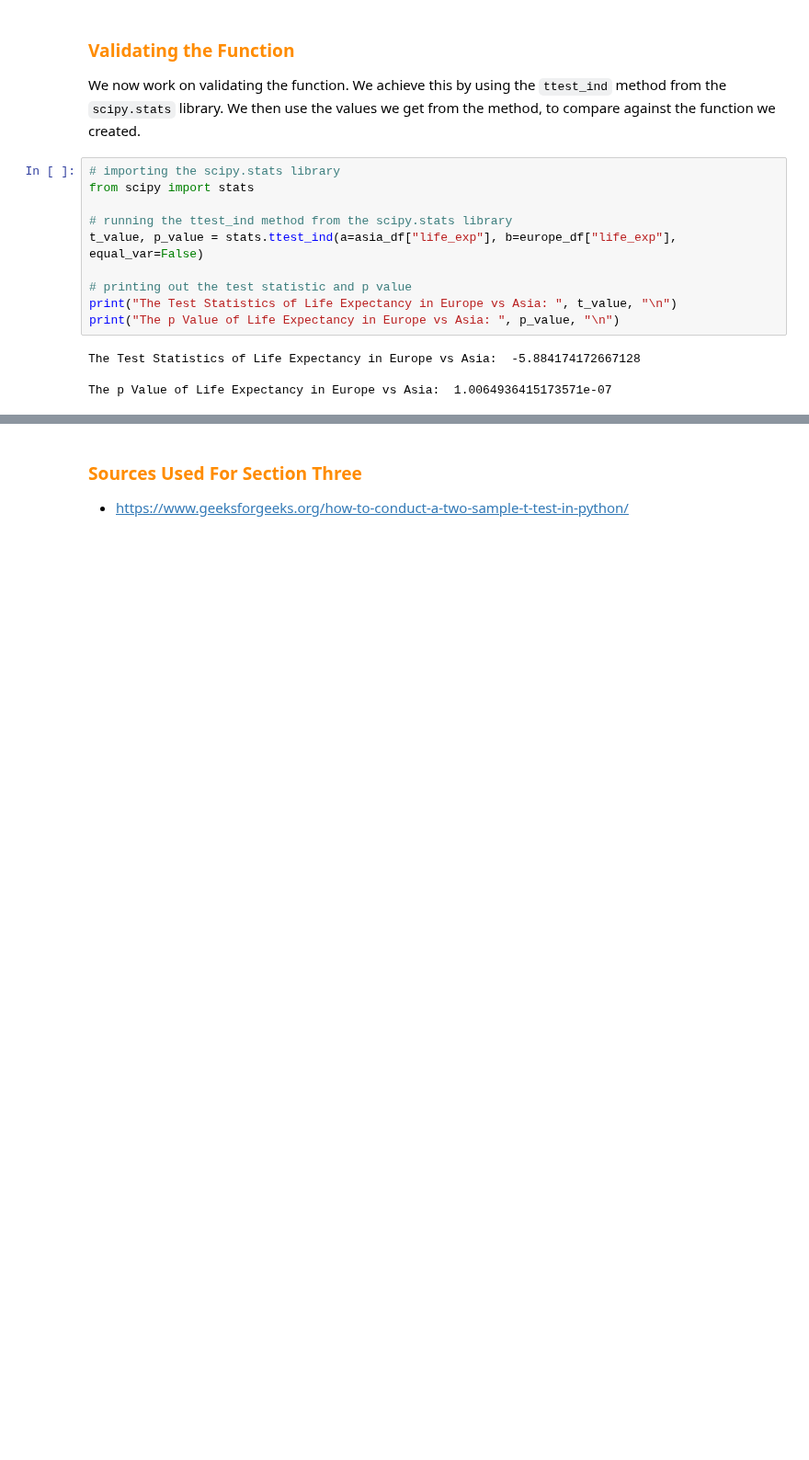
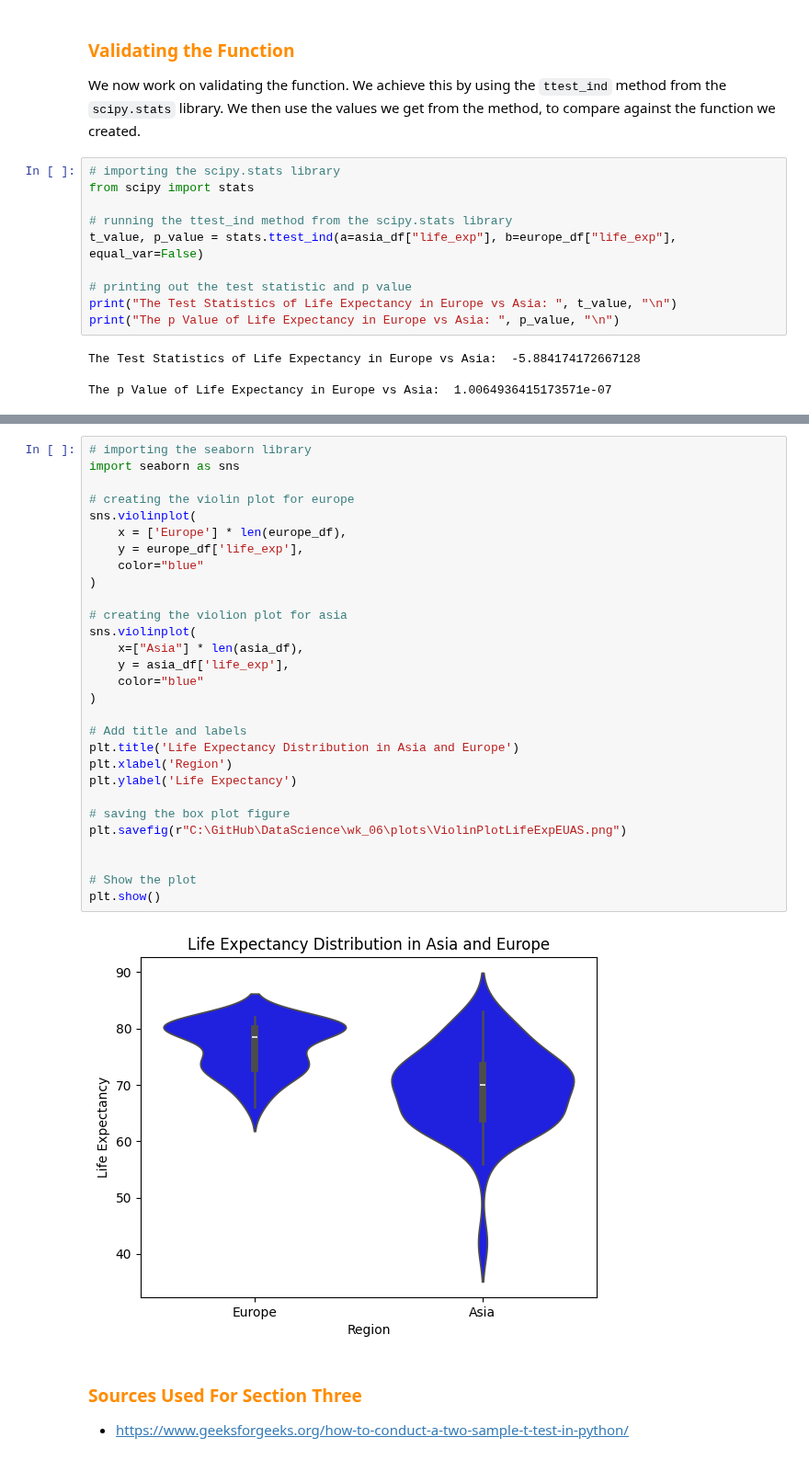
Before and after one commit to chowdhuryj-github/DataScienceDataAnalysis, a Jupyter notebook: wk_06/lab/Lab_5_JIC.ipynb, the cells around one changed output, grey strips where cells are left out. Shown at 92% size. Saved outputs shown, nothing was run; the diff lists cells and outputs as text; blank space fills up the shorter version.

```diff
--- a/wk_06/lab/Lab_5_JIC.ipynb
+++ b/wk_06/lab/Lab_5_JIC.ipynb
@@ -405,3 +452,34 @@ The p Value of Life Expectancy in Europe vs Asia:  1.0064936415173571e-07
+# %%
+# importing the seaborn library
+import seaborn as sns
+
+# creating the violin plot for europe
+sns.violinplot(
+    x = ['Europe'] * len(europe_df),
+    y = europe_df['life_exp'],
+    color="blue"
+)
+
+# creating the violion plot for asia
+sns.violinplot(
+    x=["Asia"] * len(asia_df),
+    y = asia_df['life_exp'],
+    color="blue"
+)
+
+# Add title and labels
+plt.title('Life Expectancy Distribution in Asia and Europe')
+plt.xlabel('Region')
+plt.ylabel('Life Expectancy')
+
+# saving the box plot figure
+plt.savefig(r"C:\GitHub\DataScience\wk_06\plots\ViolinPlotLifeExpEUAS.png")
+
+
+# Show the plot
+plt.show()
+# %% [output]
+[figure, added]
 # %% [markdown]
 ### <font color='#FF8C00'> Sources Used For Section Three </font>
 - https://www.geeksforgeeks.org/how-to-conduct-a-two-sample-t-test-in-python/
```
Also changed, not shown: parts of 10 cells of this notebook, 14 other files.
